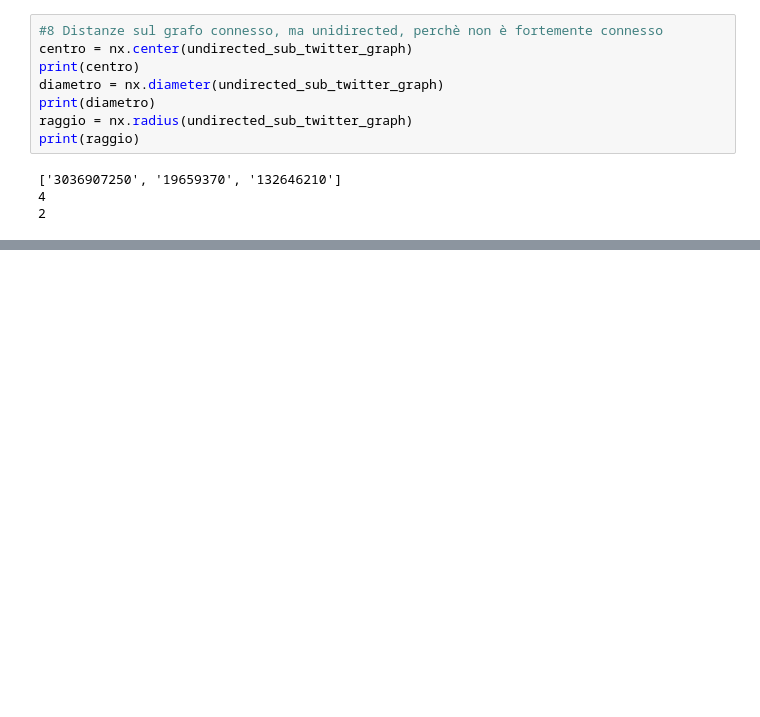
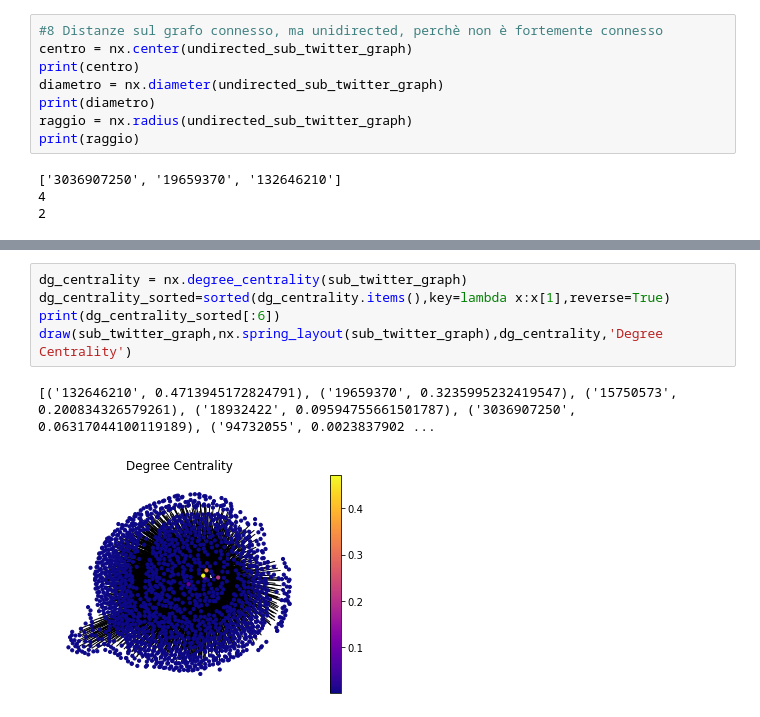
Before and after one commit to frarzo/SocialComputing2020, a Jupyter notebook: SC_progetto.ipynb, the cells around one changed output, grey strips where cells are left out. Saved outputs shown, nothing was run; the diff lists cells and outputs as text; blank space fills up the shorter version.

```diff
--- a/SC_progetto.ipynb
+++ b/SC_progetto.ipynb
@@ -467,0 +400,8 @@ print(clique.max_clique(sub_graph_KevinRoitero))
+# %%
+dg_centrality = nx.degree_centrality(sub_twitter_graph)
+dg_centrality_sorted=sorted(dg_centrality.items(),key=lambda x:x[1],reverse=True)
+print(dg_centrality_sorted[:6])
+draw(sub_twitter_graph,nx.spring_layout(sub_twitter_graph),dg_centrality,'Degree Centrality')
+# %% [output]
+[('132646210', 0.4713945172824791), ('19659370', 0.3235995232419547), ('15750573', 0.200834326579261), ('18932422', 0.09594755661501787), ('3036907250', 0.06317044100119189), ('94732055', 0.0023837902 ...
+[figure, added]
```
Also changed, not shown: parts of 20 cells of this notebook, 35 other files.
